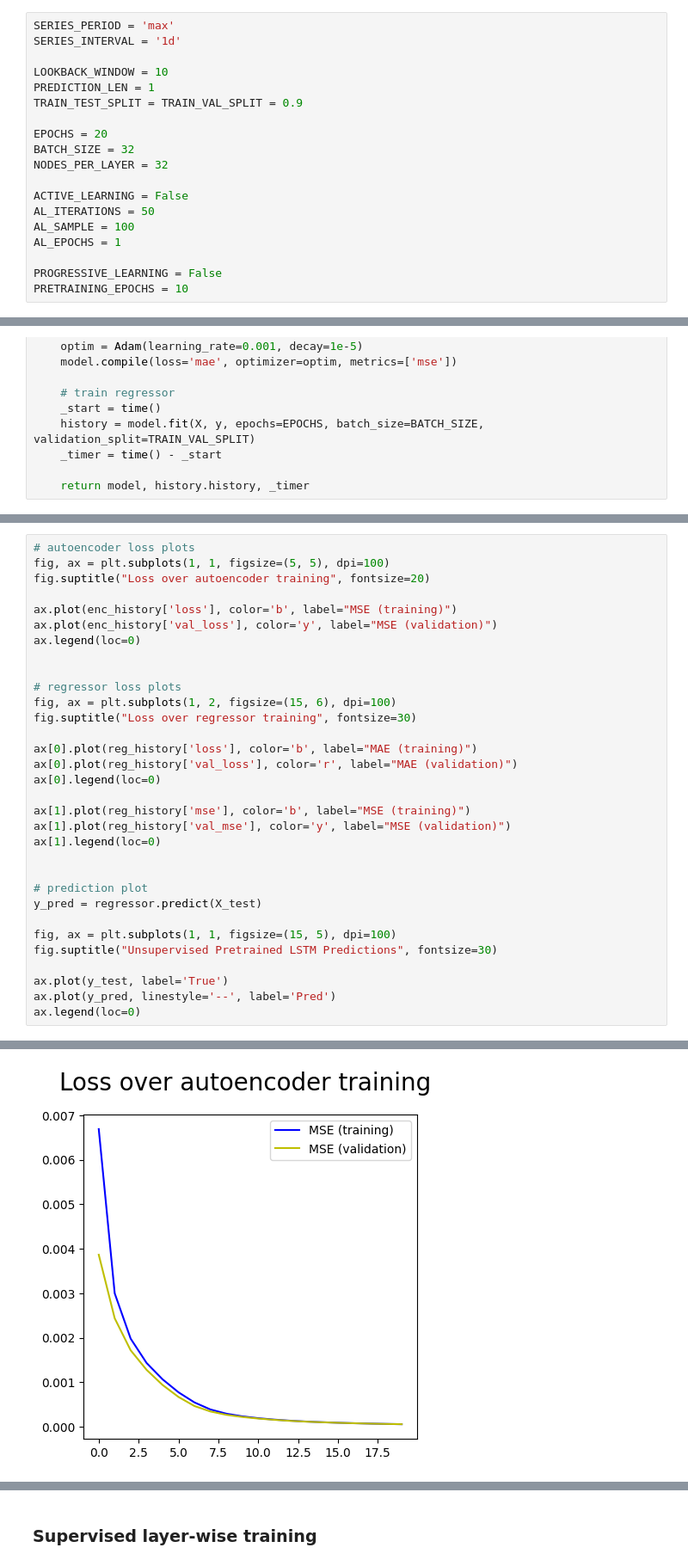
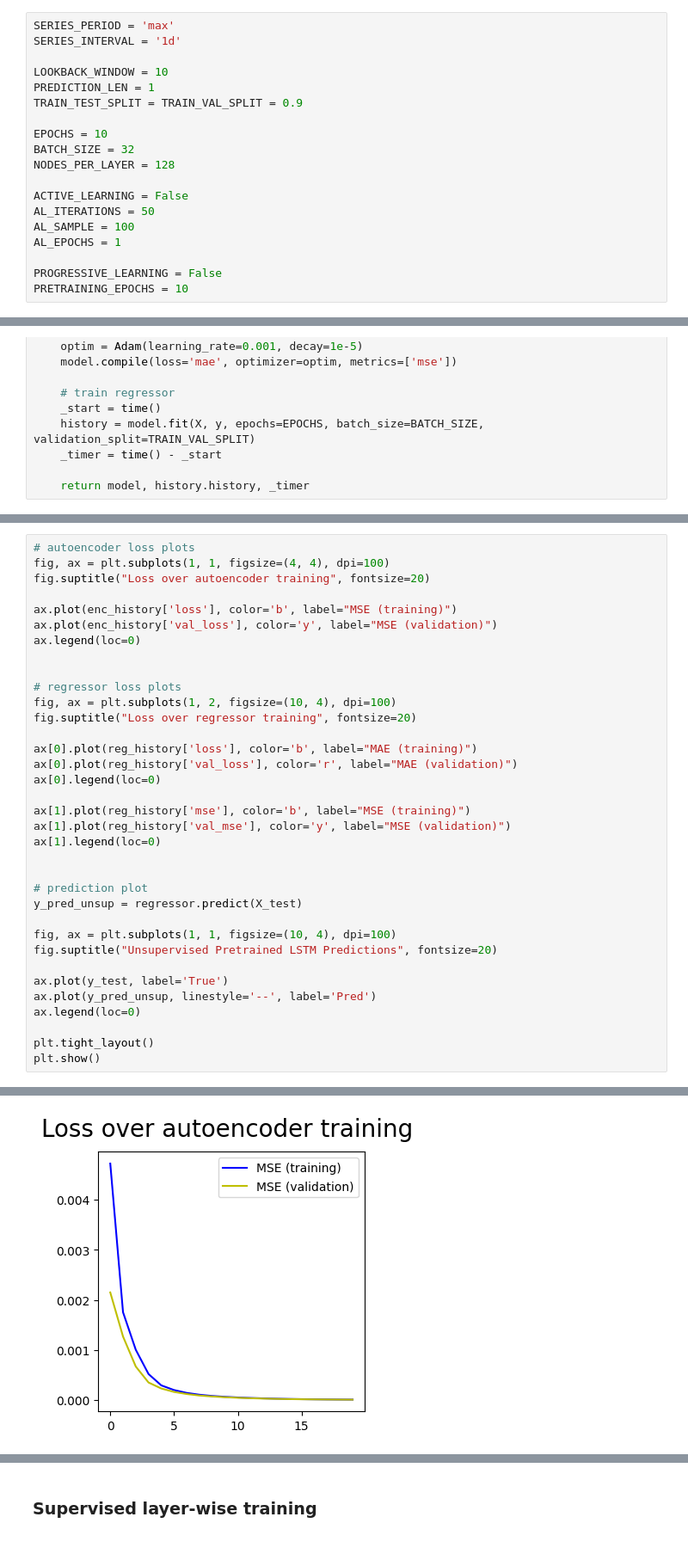
Before and after one commit to gittmp/sustainable-risk-modelling, a Jupyter notebook: Program/risk-forecasting.ipynb, the cells around one changed output, grey strips where cells are left out. Shown at 86% size. Drawn from its saved outputs; the diff is of its cells as text.

Commit message:
streamlined metrics and plots and model names

```diff
--- a/Program/risk-forecasting.ipynb
+++ b/Program/risk-forecasting.ipynb
@@ -41,9 +45,9 @@ LOOKBACK_WINDOW = 10
 PREDICTION_LEN = 1
 TRAIN_TEST_SPLIT = TRAIN_VAL_SPLIT = 0.9
 
-EPOCHS = 20
+EPOCHS = 10
 BATCH_SIZE = 32
-NODES_PER_LAYER = 32
+NODES_PER_LAYER = 128
 
 ACTIVE_LEARNING = False
 AL_ITERATIONS = 50
@@ -255,6 +279,6 @@ Epoch 20/20
 # %%
 # autoencoder loss plots
-fig, ax = plt.subplots(1, 1, figsize=(5, 5), dpi=100)
+fig, ax = plt.subplots(1, 1, figsize=(4, 4), dpi=100)
 fig.suptitle("Loss over autoencoder training", fontsize=20)
 
 ax.plot(enc_history['loss'], color='b', label="MSE (training)")
@@ -263,8 +287,8 @@ ax.legend(loc=0)
 
 
 # regressor loss plots
-fig, ax = plt.subplots(1, 2, figsize=(15, 6), dpi=100)
-fig.suptitle("Loss over regressor training", fontsize=30)
+fig, ax = plt.subplots(1, 2, figsize=(10, 4), dpi=100)
+fig.suptitle("Loss over regressor training", fontsize=20)
 
 ax[0].plot(reg_history['loss'], color='b', label="MAE (training)")
 ax[0].plot(reg_history['val_loss'], color='r', label="MAE (validation)")
@@ -276,12 +300,15 @@ ax[1].legend(loc=0)
 
 
 # prediction plot
-y_pred = regressor.predict(X_test)
+y_pred_unsup = regressor.predict(X_test)
 
-fig, ax = plt.subplots(1, 1, figsize=(15, 5), dpi=100)
-fig.suptitle("Unsupervised Pretrained LSTM Predictions", fontsize=30)
+fig, ax = plt.subplots(1, 1, figsize=(10, 4), dpi=100)
+fig.suptitle("Unsupervised Pretrained LSTM Predictions", fontsize=20)
 
 ax.plot(y_test, label='True')
-ax.plot(y_pred, linestyle='--', label='Pred')
+ax.plot(y_pred_unsup, linestyle='--', label='Pred')
 ax.legend(loc=0)
+
+plt.tight_layout()
+plt.show()
 # %% [output]
@@ -289 +315 @@ ax.legend(loc=0)
-[figure, old version]
+[figure, new version]
```
Also changed, not shown: parts of 31 cells of this notebook, 1 other file.
